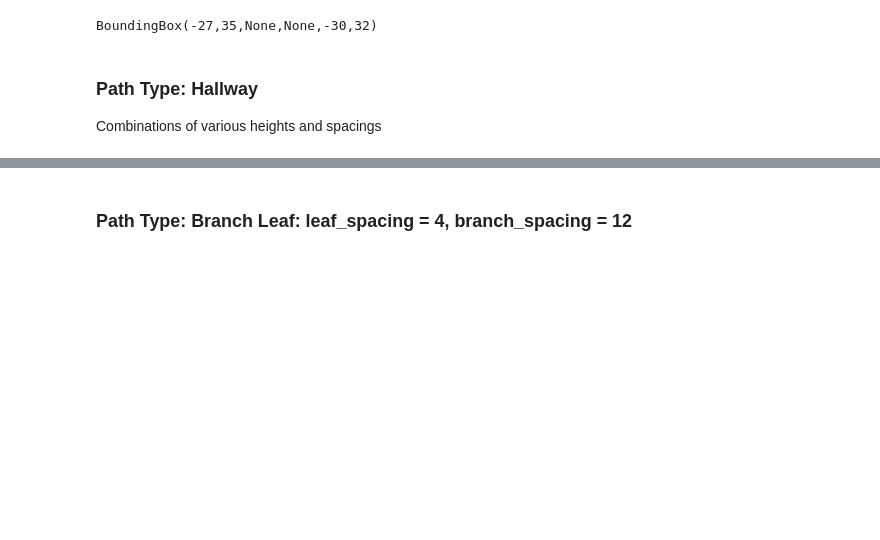
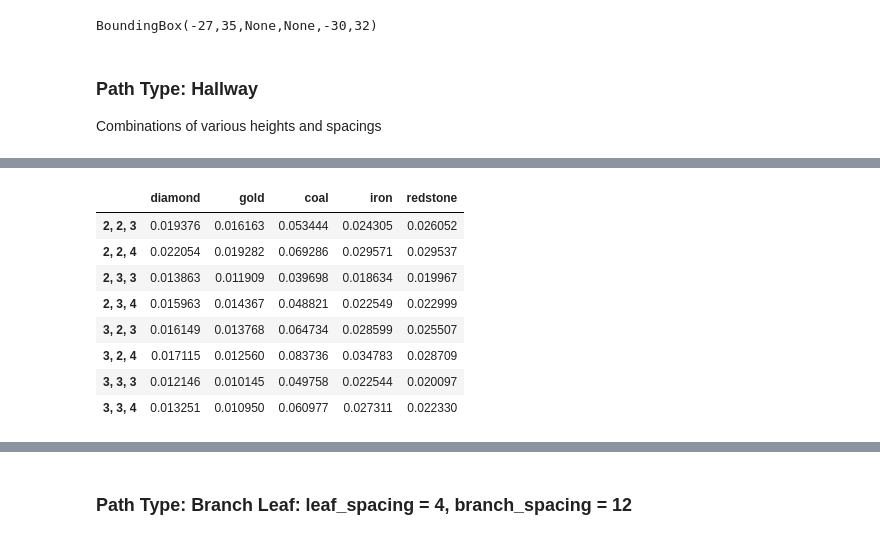
Before and after one commit to Ryanglambert/mining_comparison, a Jupyter notebook: Minepath Evaluation with Cross-Validation.ipynb, the cells around one changed output, grey strips where cells are left out. Drawn from its saved outputs; the diff is of its cells as text; code cells hidden in the pictures; blank space fills up the shorter version.

```diff
--- a/Minepath Evaluation with Cross-Validation.ipynb
+++ b/Minepath Evaluation with Cross-Validation.ipynb
@@ -316,0 +238,12 @@ df.head()
+# %%
+newdf_ores_mean.divide(path_size_mean['pathway'], axis='index')
+# %% [output]
+|  | diamond | gold | coal | iron | redstone |
+| 2, 2, 3 | 0.019376 | 0.016163 | 0.053444 | 0.024305 | 0.026052 |
+| 2, 2, 4 | 0.022054 | 0.019282 | 0.069286 | 0.029571 | 0.029537 |
+| 2, 3, 3 | 0.013863 | 0.011909 | 0.039698 | 0.018634 | 0.019967 |
+| 2, 3, 4 | 0.015963 | 0.014367 | 0.048821 | 0.022549 | 0.022999 |
+| 3, 2, 3 | 0.016149 | 0.013768 | 0.064734 | 0.028599 | 0.025507 |
+| 3, 2, 4 | 0.017115 | 0.012560 | 0.083736 | 0.034783 | 0.028709 |
+| 3, 3, 3 | 0.012146 | 0.010145 | 0.049758 | 0.022544 | 0.020097 |
+| 3, 3, 4 | 0.013251 | 0.010950 | 0.060977 | 0.027311 | 0.022330 |
```
Also changed, not shown: parts of 23 cells of this notebook.
